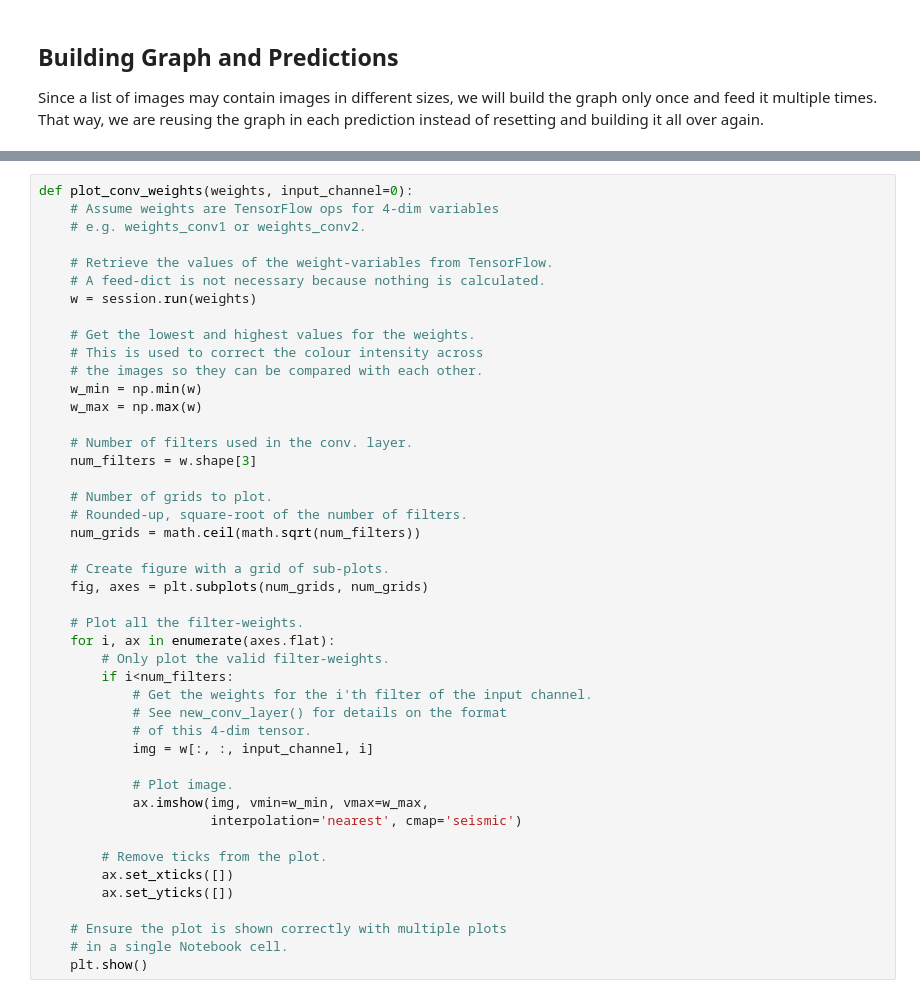
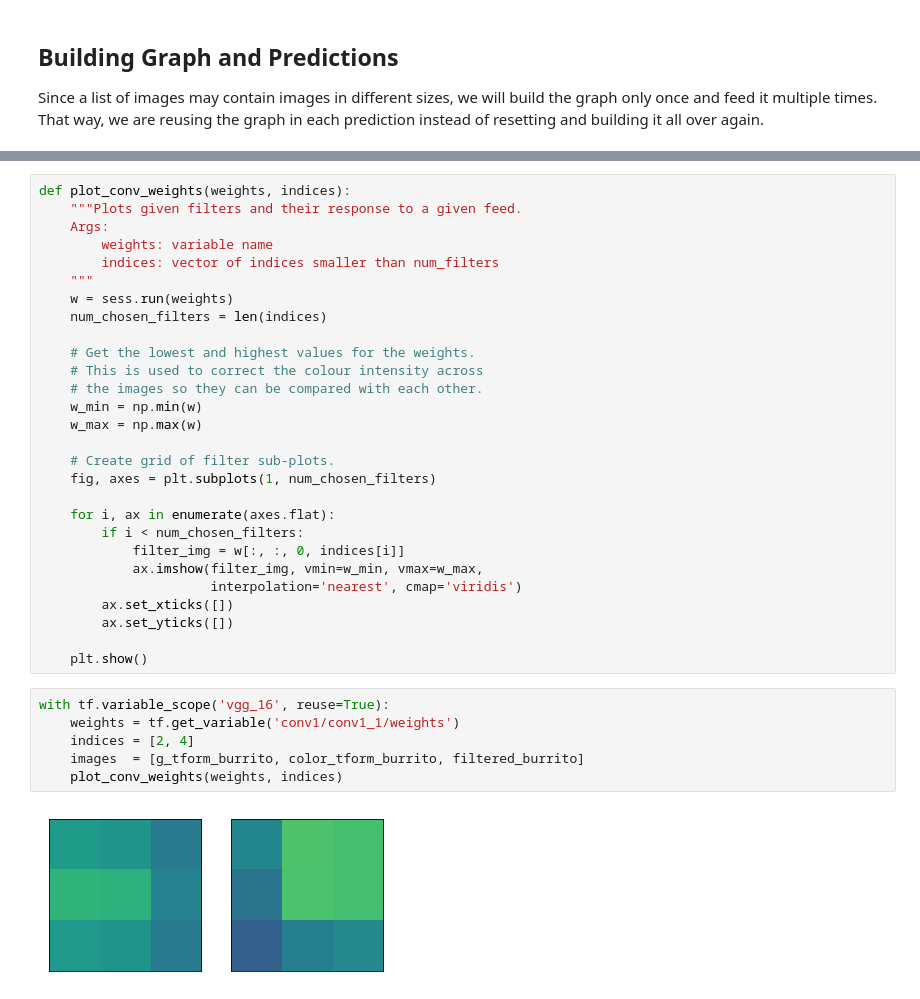
Before and after one commit to OrrAvrech/ComputerVision_Assignments, a Jupyter notebook: Hw1/Code/CVhw1.ipynb, the cells around one changed output, grey strips where cells are left out. Saved outputs shown, nothing was run; the diff lists cells and outputs as text.

```diff
--- a/Hw1/Code/CVhw1.ipynb
+++ b/Hw1/Code/CVhw1.ipynb
@@ -169,11 +152,12 @@ Probability 1.91% => [boa constrictor, Constrictor constrictor]
 # %%
-def plot_conv_weights(weights, input_channel=0):
-    # Assume weights are TensorFlow ops for 4-dim variables
-    # e.g. weights_conv1 or weights_conv2.
-
-    # Retrieve the values of the weight-variables from TensorFlow.
-    # A feed-dict is not necessary because nothing is calculated.
-    w = session.run(weights)
+def plot_conv_weights(weights, indices):
+    """Plots given filters and their response to a given feed.
+    Args:
+        weights: variable name
+        indices: vector of indices smaller than num_filters
+    """
+    w = sess.run(weights)
+    num_chosen_filters = len(indices)
 
     # Get the lowest and highest values for the weights.
     # This is used to correct the colour intensity across
@@ -181,33 +165,23 @@ def plot_conv_weights(weights, input_channel=0):
     w_min = np.min(w)
     w_max = np.max(w)
 
-    # Number of filters used in the conv. layer.
-    num_filters = w.shape[3]
+    # Create grid of filter sub-plots.
+    fig, axes = plt.subplots(1, num_chosen_filters)
 
-    # Number of grids to plot.
-    # Rounded-up, square-root of the number of filters.
-    num_grids = math.ceil(math.sqrt(num_filters))
-
-    # Create figure with a grid of sub-plots.
-    fig, axes = plt.subplots(num_grids, num_grids)
-
-    # Plot all the filter-weights.
     for i, ax in enumerate(axes.flat):
-        # Only plot the valid filter-weights.
-        if i<num_filters:
-            # Get the weights for the i'th filter of the input channel.
-            # See new_conv_layer() for details on the format
-            # of this 4-dim tensor.
-            img = w[:, :, input_channel, i]
-
-            # Plot image.
-            ax.imshow(img, vmin=w_min, vmax=w_max,
-                      interpolation='nearest', cmap='seismic')
-
-        # Remove ticks from the plot.
+        if i < num_chosen_filters:
+            filter_img = w[:, :, 0, indices[i]]
+            ax.imshow(filter_img, vmin=w_min, vmax=w_max,
+                      interpolation='nearest', cmap='viridis')
         ax.set_xticks([])
         ax.set_yticks([])
 
-    # Ensure the plot is shown correctly with multiple plots
-    # in a single Notebook cell.
     plt.show()
+# %%
+with tf.variable_scope('vgg_16', reuse=True):
+    weights = tf.get_variable('conv1/conv1_1/weights')
+    indices = [2, 4]
+    images  = [g_tform_burrito, color_tform_burrito, filtered_burrito]
+    plot_conv_weights(weights, indices)
+# %% [output]
+[figure, added]
```
Also changed, not shown: parts of 3 cells of this notebook.
